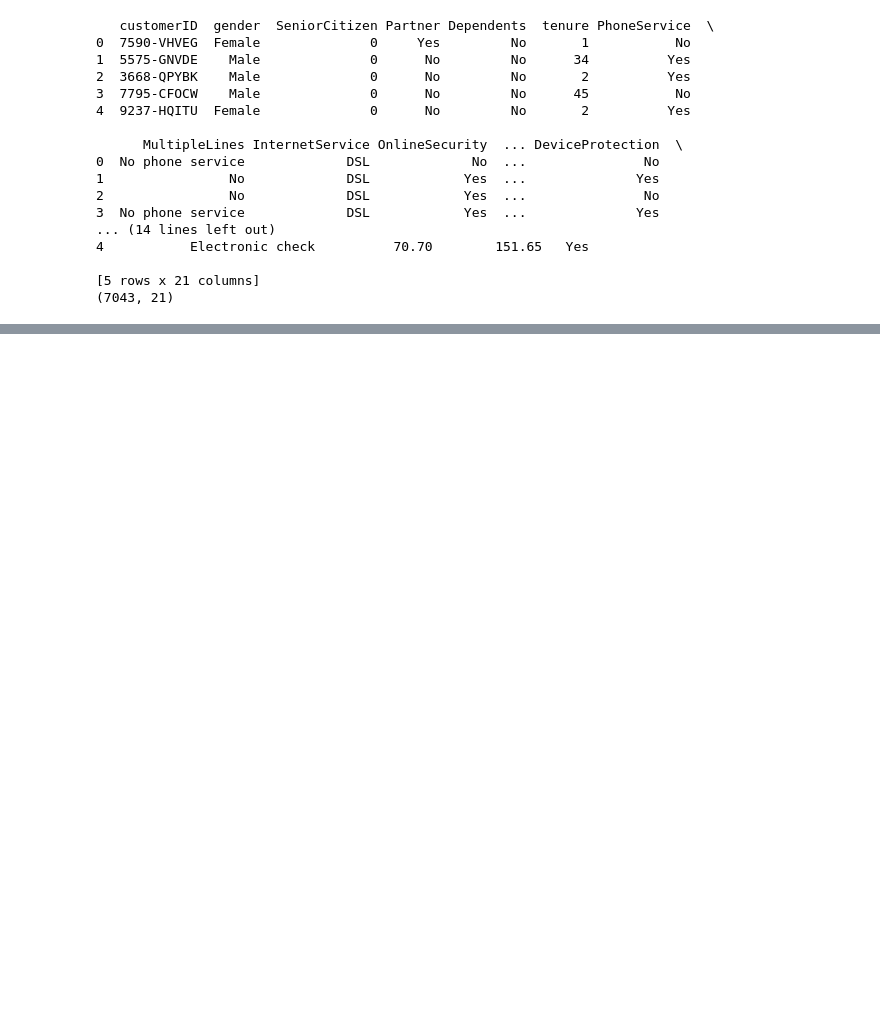
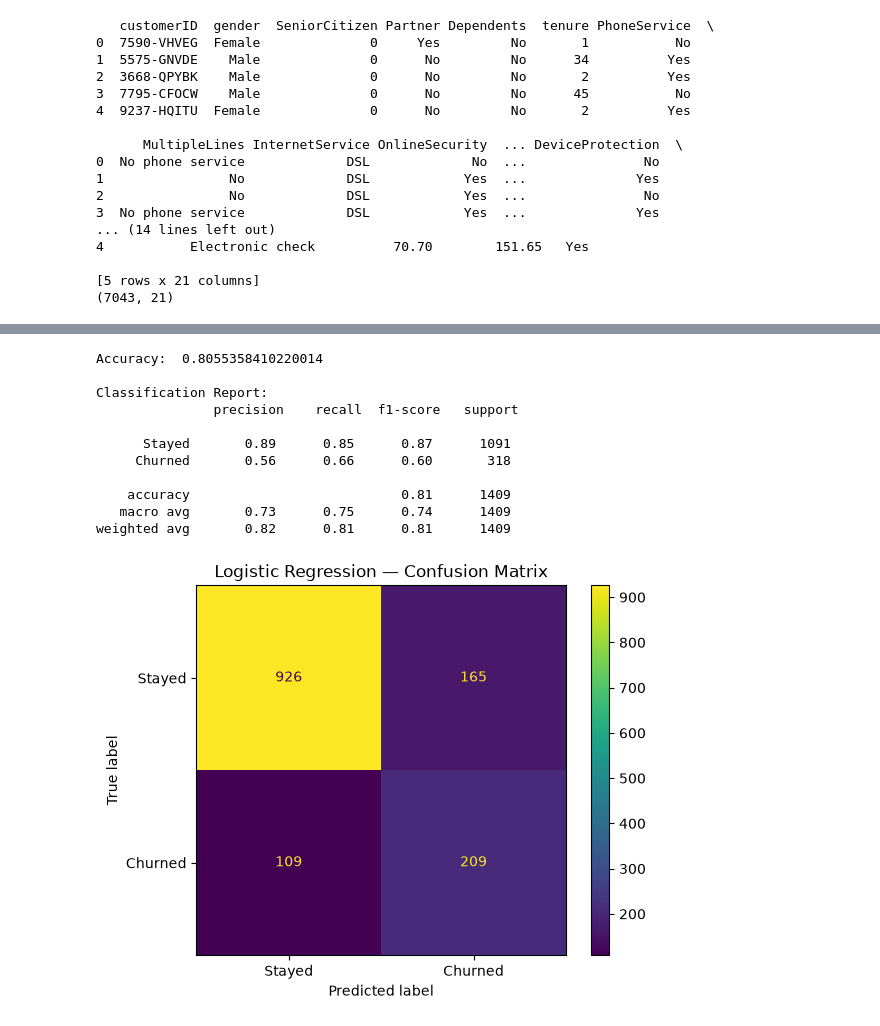
Before and after one commit to Anwesh-A-Salian/Churn-Prediction-Model, a Jupyter notebook: notebooks/02_preprocessing.ipynb, the cells around one changed output, grey strips where cells are left out. Drawn from its saved outputs; the diff is of its cells as text; code cells hidden in the pictures; blank space fills up the shorter version.

```diff
--- a/notebooks/02_preprocessing.ipynb
+++ b/notebooks/02_preprocessing.ipynb
@@ -24,0 +100,6 @@ print(df.shape)
+# %%
+X_train_preprocessed = preprocessor.fit_transform(X_train)
+X_test_preprocessed = preprocessor.transform(X_test)
+
+print("Processed training shape:", X_train_preprocessed.shape)
+print("Processed testing shape:", X_test_preprocessed.shape)
@@ -24,0 +120,9 @@ print(df.shape)
+# %%
+from sklearn.linear_model import LogisticRegression
+
+lr_model=Pipeline([
+    ('preprocessor',preprocessor),
+    ('model',LogisticRegression(max_iter=1000))
+])
+# %%
+lr_model.fit(X_train,y_train)
@@ -24,0 +147,36 @@ print(df.shape)
+# %%
+predictions=lr_model.predict(X_test)
+# %%
+from sklearn.metrics import (
+    accuracy_score,
+    classification_report,
+    confusion_matrix,
+    ConfusionMatrixDisplay
+)
+import matplotlib.pyplot as plt
+
+print('Accuracy: ',accuracy_score(predictions,y_test))
+print("\nClassification Report: \n",classification_report(predictions,y_test,target_names=["Stayed", "Churned"]))
+
+cm = confusion_matrix(predictions,y_test)
+
+ConfusionMatrixDisplay(
+    confusion_matrix=cm,
+    display_labels=["Stayed", "Churned"]
+).plot()
+
+plt.title("Logistic Regression — Confusion Matrix")
+plt.show()
+# %% [output]
+Accuracy:  0.8055358410220014
+
+Classification Report:
+               precision    recall  f1-score   support
+
+      Stayed       0.89      0.85      0.87      1091
+     Churned       0.56      0.66      0.60       318
+
+    accuracy                           0.81      1409
+   macro avg       0.73      0.75      0.74      1409
+weighted avg       0.82      0.81      0.81      1409
+[figure, added]
```
Also changed, not shown: parts of 13 cells of this notebook.
